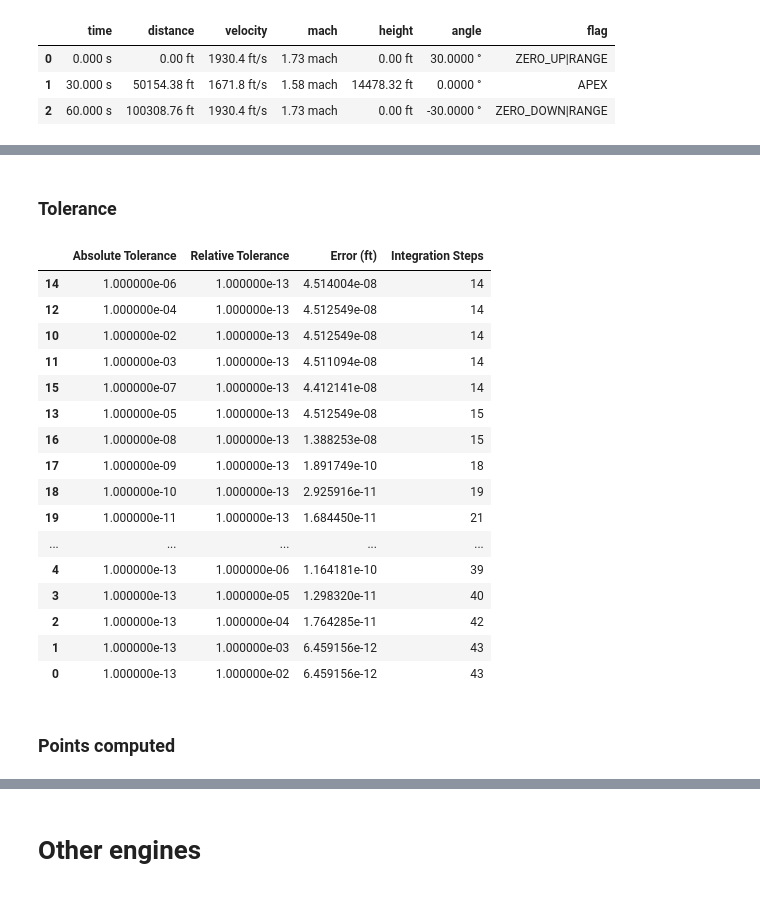
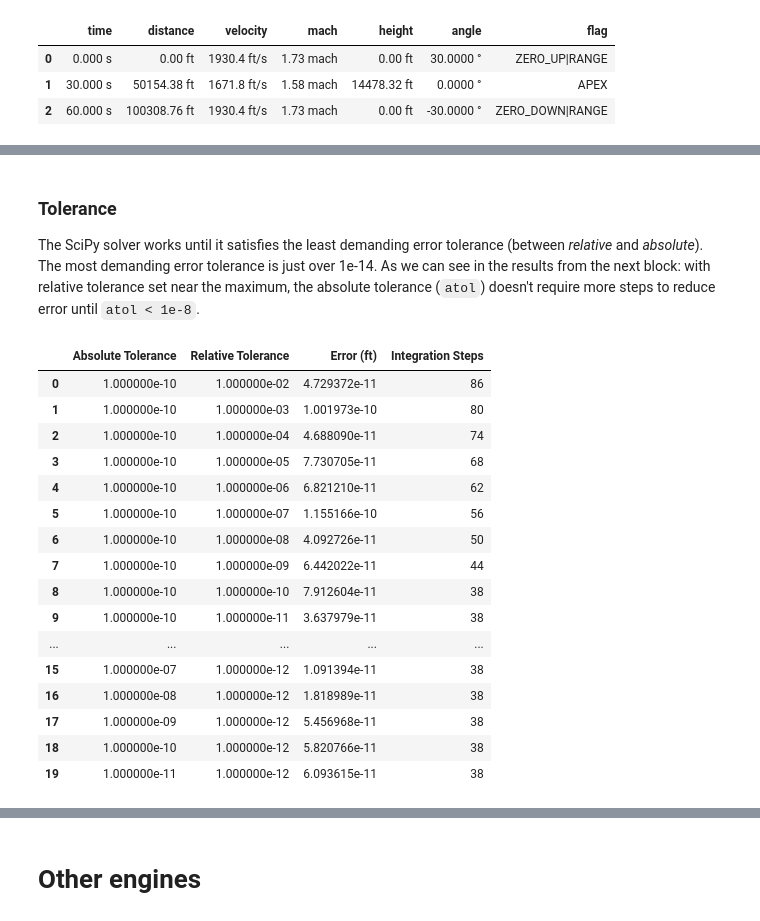
Before and after one commit to o-murphy/py-ballisticcalc, a Jupyter notebook: examples/BenchmarkVacuumTraj.ipynb, the cells around one changed output, grey strips where cells are left out. Drawn from its saved outputs; the diff is of its cells as text; code cells hidden in the pictures.

```diff
--- a/examples/BenchmarkVacuumTraj.ipynb
+++ b/examples/BenchmarkVacuumTraj.ipynb
@@ -123,40 +172,40 @@ pd.DataFrame(summary, columns=['Engine', 'Setting', 'Error (ft)', 'Integration S
 # %% [markdown]
 ### Tolerance
+
+The SciPy solver works until it satisfies the least demanding error tolerance (between _relative_ and _absolute_). The most demanding error tolerance is just over 1e-14.  As we can see in the results from the next block: with relative tolerance set near the maximum, the absolute tolerance (`atol`) doesn't require more steps to reduce error until `atol < 1e-8`.
 # %%
 results = []
-method = 'LSODA'
+method = 'RK45'
 # Run with rtol as limiting factor
 rtol = 1e-1
-atol = 1e-13
+atol = 1e-10
 while rtol > 1e-10:
     rtol /= 10.0
     err, count = scipy_chk(integration_method=method, relative_tolerance=rtol, absolute_tolerance=atol)
     results.append((atol, rtol, err, count))
 # Run with atol as limiting factor
 atol = 1e-1
-rtol = 1e-13
+rtol = 1e-12
 while atol > 1e-10:
     atol /= 10.0
     err, count = scipy_chk(integration_method=method, relative_tolerance=rtol, absolute_tolerance=atol)
     results.append((atol, rtol, err, count))
-pd.DataFrame(results, columns=['Absolute Tolerance', 'Relative Tolerance', 'Error (ft)', 'Integration Steps']).sort_values(by='Error (ft)', ascending=False).sort_values(by='Integration Steps', ascending=True)
+pd.DataFrame(results, columns=['Absolute Tolerance', 'Relative Tolerance', 'Error (ft)', 'Integration Steps'])#.sort_values(by='Error (ft)', ascending=False).sort_values(by='Integration Steps', ascending=True)
 # %% [output]
 |  | Absolute Tolerance | Relative Tolerance | Error (ft) | Integration Steps |
-| 14 | 1.000000e-06 | 1.000000e-13 | 4.514004e-08 | 14 |
-| 12 | 1.000000e-04 | 1.000000e-13 | 4.512549e-08 | 14 |
-| 10 | 1.000000e-02 | 1.000000e-13 | 4.512549e-08 | 14 |
-| 11 | 1.000000e-03 | 1.000000e-13 | 4.511094e-08 | 14 |
-| 15 | 1.000000e-07 | 1.000000e-13 | 4.412141e-08 | 14 |
-| 13 | 1.000000e-05 | 1.000000e-13 | 4.512549e-08 | 15 |
-| 16 | 1.000000e-08 | 1.000000e-13 | 1.388253e-08 | 15 |
-| 17 | 1.000000e-09 | 1.000000e-13 | 1.891749e-10 | 18 |
-| 18 | 1.000000e-10 | 1.000000e-13 | 2.925916e-11 | 19 |
-| 19 | 1.000000e-11 | 1.000000e-13 | 1.684450e-11 | 21 |
+| 0 | 1.000000e-10 | 1.000000e-02 | 4.729372e-11 | 86 |
+| 1 | 1.000000e-10 | 1.000000e-03 | 1.001973e-10 | 80 |
+| 2 | 1.000000e-10 | 1.000000e-04 | 4.688090e-11 | 74 |
+| 3 | 1.000000e-10 | 1.000000e-05 | 7.730705e-11 | 68 |
+| 4 | 1.000000e-10 | 1.000000e-06 | 6.821210e-11 | 62 |
+| 5 | 1.000000e-10 | 1.000000e-07 | 1.155166e-10 | 56 |
+| 6 | 1.000000e-10 | 1.000000e-08 | 4.092726e-11 | 50 |
+| 7 | 1.000000e-10 | 1.000000e-09 | 6.442022e-11 | 44 |
+| 8 | 1.000000e-10 | 1.000000e-10 | 7.912604e-11 | 38 |
+| 9 | 1.000000e-10 | 1.000000e-11 | 3.637979e-11 | 38 |
 | ... | ... | ... | ... | ... |
-| 4 | 1.000000e-13 | 1.000000e-06 | 1.164181e-10 | 39 |
-| 3 | 1.000000e-13 | 1.000000e-05 | 1.298320e-11 | 40 |
-| 2 | 1.000000e-13 | 1.000000e-04 | 1.764285e-11 | 42 |
-| 1 | 1.000000e-13 | 1.000000e-03 | 6.459156e-12 | 43 |
-| 0 | 1.000000e-13 | 1.000000e-02 | 6.459156e-12 | 43 |
+| 15 | 1.000000e-07 | 1.000000e-12 | 1.091394e-11 | 38 |
+| 16 | 1.000000e-08 | 1.000000e-12 | 1.818989e-11 | 38 |
+| 17 | 1.000000e-09 | 1.000000e-12 | 5.456968e-11 | 38 |
+| 18 | 1.000000e-10 | 1.000000e-12 | 5.820766e-11 | 38 |
+| 19 | 1.000000e-11 | 1.000000e-12 | 6.093615e-11 | 38 |
-# %% [markdown]
-### Points computed
```
Also changed, not shown: parts of 21 cells of this notebook, 1 other file.
